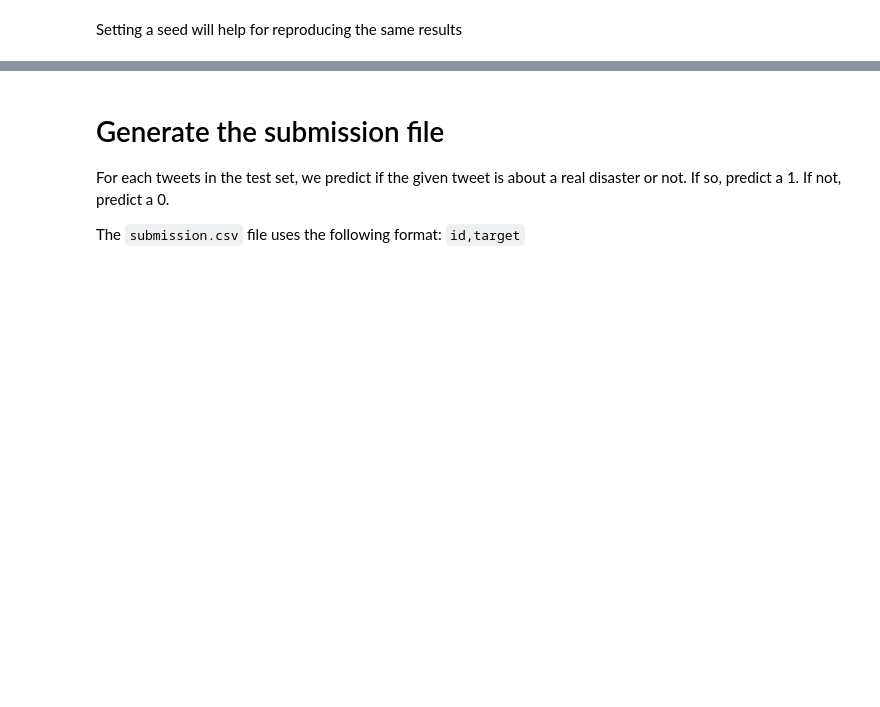
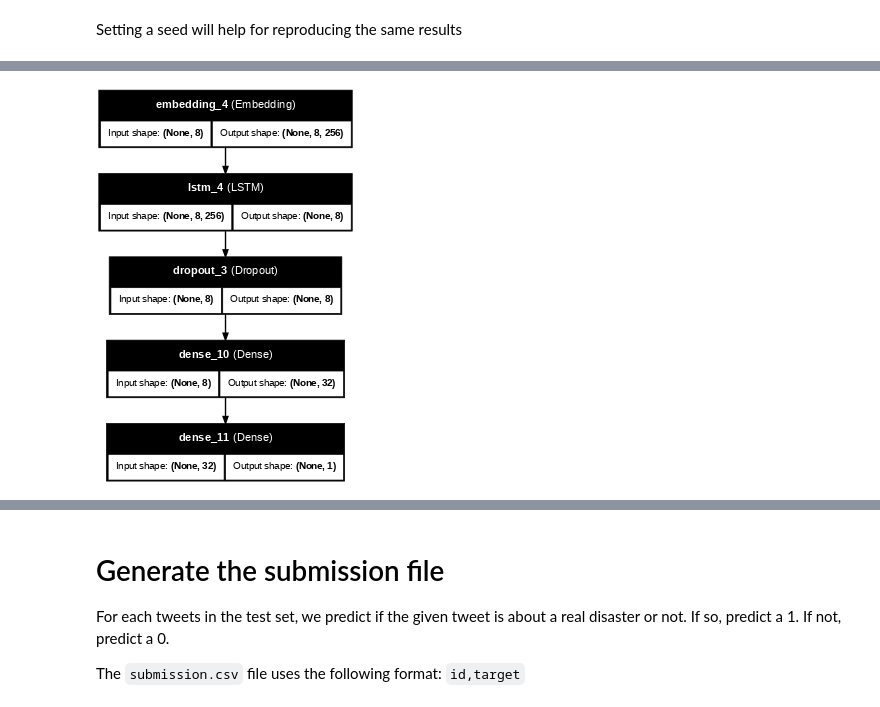
Before and after one commit to DavidEPP/NLP_disaster_tweet_classifier, a Jupyter notebook: RNN_for_disaster_tweets.ipynb, the cells around one changed output, grey strips where cells are left out. Drawn from its saved outputs; the diff is of its cells as text; code cells hidden in the pictures; blank space fills up the shorter version.

```diff
--- a/RNN_for_disaster_tweets.ipynb
+++ b/RNN_for_disaster_tweets.ipynb
@@ -618,5 +651,5 @@ from sklearn.preprocessing import LabelEncoder
 # %%
-LR = 0.001
+LR=0.001
 # Example dataset
 texts = train_copy["text"]
 labels = train_copy["target"]
@@ -634,31 +667,24 @@ X = pad_sequences(sequences, maxlen=max_len)
 
 
 # Encode labels
-encoder = LabelEncoder()
-y = encoder.fit_transform(labels)
-
+y= labels
 # Train-test split
-X_train, X_test, y_train, y_test = train_test_split(X, y, test_size=0.2, random_state=SEED)
+X_train, X_test, y_train, y_test = train_test_split(X, y, test_size=0.2, random_state=42)
 
 # Step 2: Build the RNN model
 model = Sequential([
     Embedding(input_dim=1000, output_dim=256, input_length=max_len),  # Embedding layer
-    LSTM(16, return_sequences=False, activation='relu'),  # RNN layer with 32 units
+    LSTM(8, return_sequences=False, activation='relu'),  # RNN layer with 32 units
     Dropout(0.2),
 
-    Dense(16, activation='relu'),  # Output layer for binary classification
     Dense(32, activation='relu'),  # Output layer for binary classification
     Dense(1, activation='sigmoid')  # Output layer for binary classification
 ])
-model.summary()
+
 
 OPTIMIZER = Adam(learning_rate=LR)
 # Step 3: Compile the model
-model.compile(optimizer=OPTIMIZER , loss='binary_crossentropy',metrics=[f1_metric])
+model.compile(optimizer=OPTIMIZER , loss='binary_crossentropy',metrics=[F1Score(average = "weighted", threshold=0.5), BinaryAccuracy()])
 # Step 4: Train the model
-model.fit(X_train, y_train, epochs=10, batch_size=4, validation_split=0.2)
-
-# Step 5: Evaluate the model
-loss, f1_val = model.evaluate(X_test, y_test)
-print(f"Test Accuracy: {f1_val:.2f}")
+history = model.fit(X_train, y_train, epochs=10, batch_size=4, validation_split=0.2)
 # %% [output]
@@ -683,0 +731,4 @@ Test Accuracy: 0.66
+# %%
+plot_model(model, show_layer_names=True, show_shapes=True, dpi=50)
+# %% [output]
+[figure, added]
```
Also changed, not shown: parts of 38 cells of this notebook.
